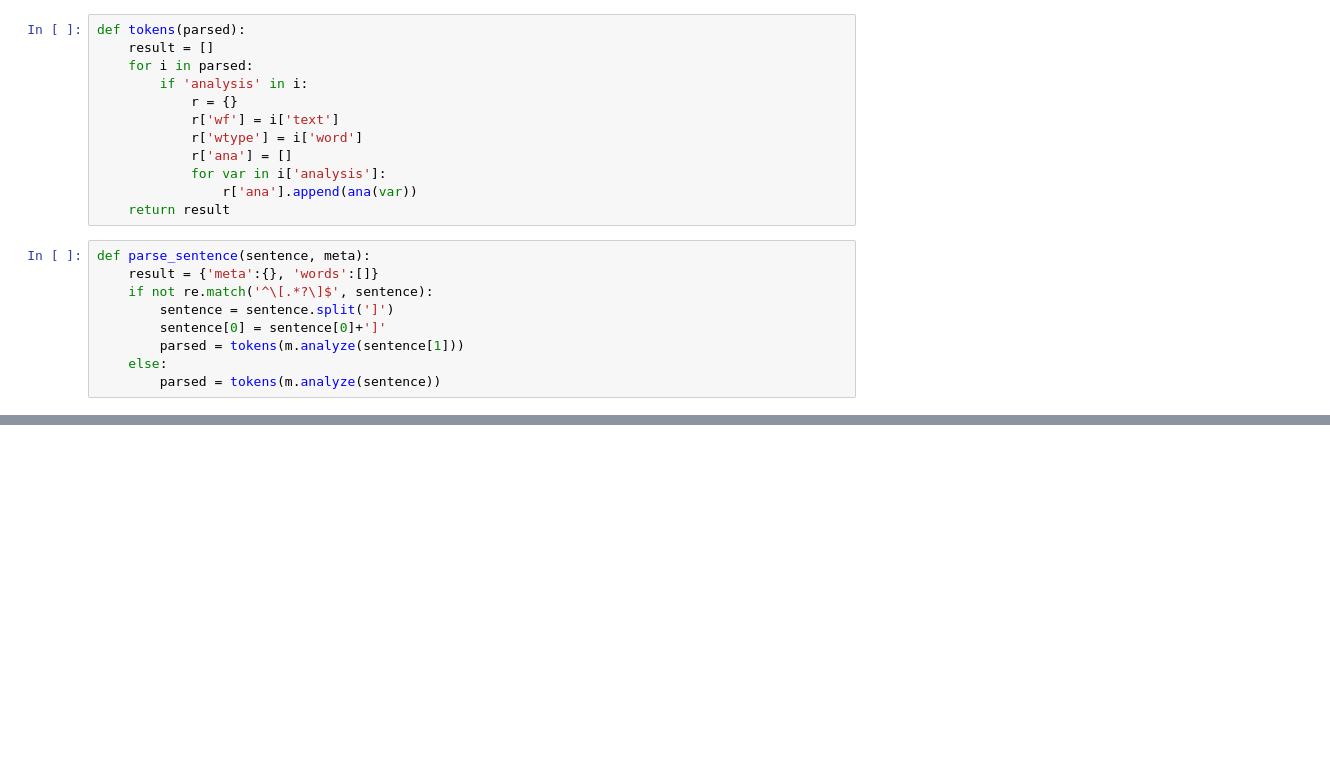
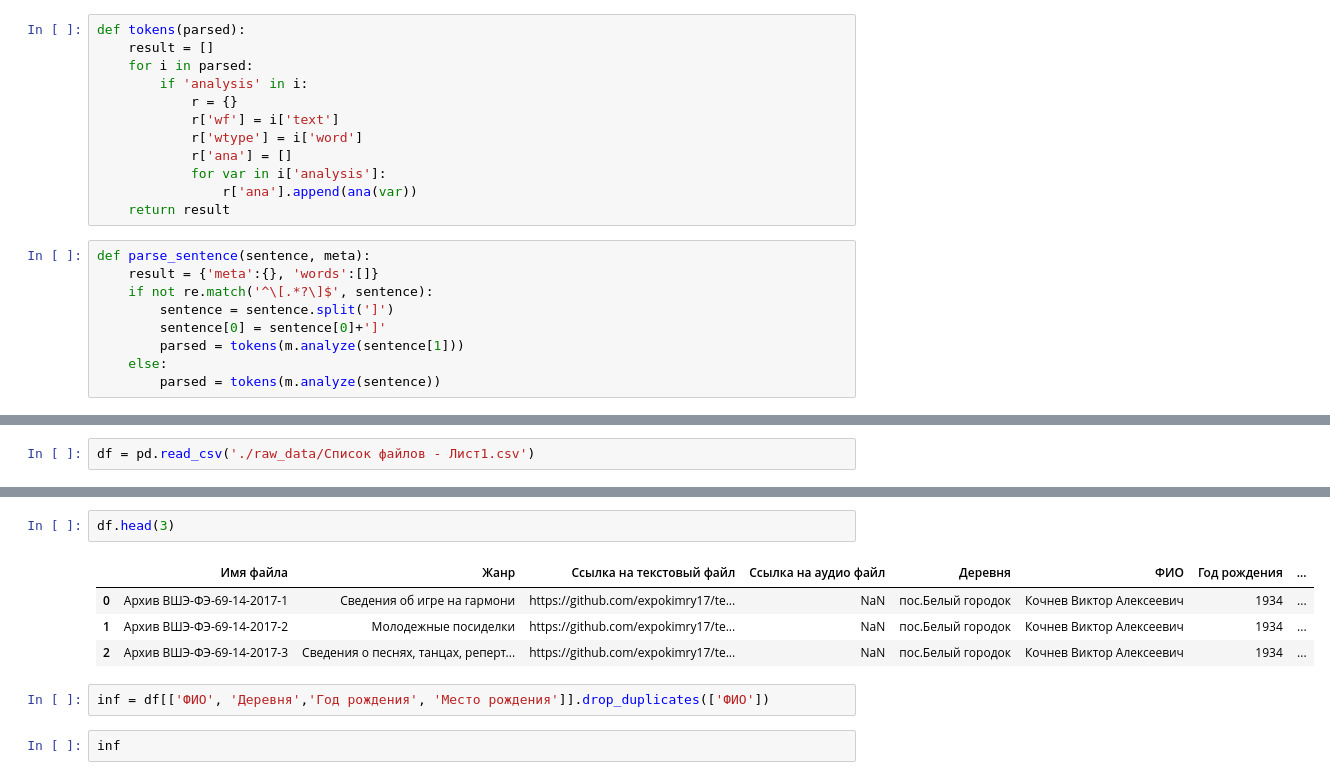
Before and after one commit to dkbrz/folklore_corpus, a Jupyter notebook: Prep.ipynb, the cells around one changed output, grey strips where cells are left out. Saved outputs shown, nothing was run; the diff lists cells and outputs as text; blank space fills up the shorter version.

```diff
--- a/Prep.ipynb
+++ b/Prep.ipynb
@@ -444,0 +486,2 @@ def parse_sentence(sentence, meta):
+# %%
+df = pd.read_csv('./raw_data/Список файлов - Лист1.csv')
@@ -444,0 +496,11 @@ def parse_sentence(sentence, meta):
+# %%
+df.head(3)
+# %% [output]
+|  | Имя файла | Жанр | Ссылка на текстовый файл | Ссылка на аудио файл | Деревня | ФИО | Год рождения | ... |
+| 0 | Архив ВШЭ-ФЭ-69-14-2017-1 | Сведения об игре на гармони | https://github.com/expokimry17/te... | NaN | пос.Белый городок | Кочнев Виктор Алексеевич | 1934 | ... |
+| 1 | Архив ВШЭ-ФЭ-69-14-2017-2 | Молодежные посиделки | https://github.com/expokimry17/te... | NaN | пос.Белый городок | Кочнев Виктор Алексеевич | 1934 | ... |
+| 2 | Архив ВШЭ-ФЭ-69-14-2017-3 | Сведения о песнях, танцах, реперт... | https://github.com/expokimry17/te... | NaN | пос.Белый городок | Кочнев Виктор Алексеевич | 1934 | ... |
+# %%
+inf = df[['ФИО', 'Деревня','Год рождения', 'Место рождения']].drop_duplicates(['ФИО'])
+# %%
+inf
```
Also changed, not shown: parts of 26 cells of this notebook.
